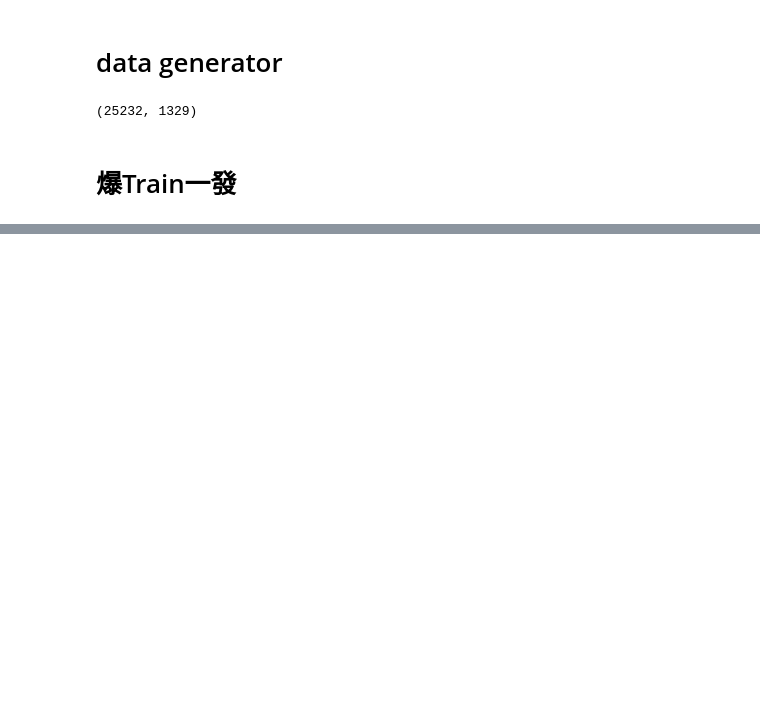
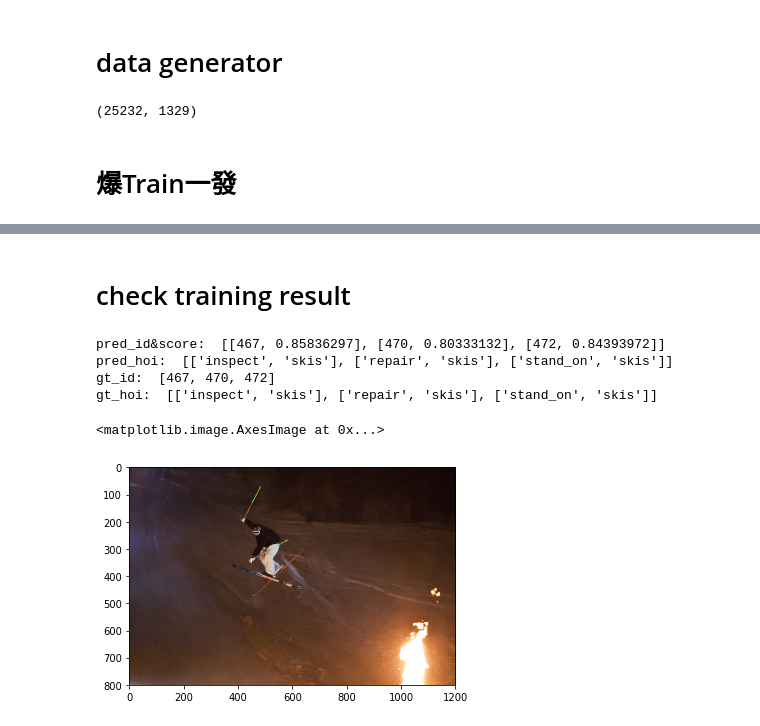
Before and after one commit to harryhowiefish/hoi_challenge, a Jupyter notebook: two_step/HO_RCNN_peep_positive.ipynb, the cells around one changed output, grey strips where cells are left out. Cells and saved outputs as stored; diff of their text form; code cells hidden in the pictures; blank space fills up the shorter version.

```diff
--- a/two_step/HO_RCNN_peep_positive.ipynb
+++ b/two_step/HO_RCNN_peep_positive.ipynb
@@ -375,7 +401,7 @@ def bb_intersection_over_union(boxA,boxB):
 # y_val = [action_list_val,human_gt_val,object_gt_val,obj_label_gt_val]
 def data_gen(x_train, y_label,batch_size=8):
     img_stack = np.array([]).reshape(0,800,1200,3)
-    action_array_stack = np.array([]).reshape(0,600)
+    action_array_stack = np.array([]).reshape(0,1,600)
     human_stack = np.array([]).reshape(0,1,4)
     object_stack = np.array([]).reshape(0,1,4)
     object_class_stack = np.array([]).reshape(0,1)
@@ -400,16 +426,21 @@ def data_gen(x_train, y_label,batch_size=8):
 
                 object_class = x_train[5][i][np.argmax((x_train[5][i]==y_label[3][i][0])*object_iou_list)]
                 object_class = np.expand_dims(object_class,axis=0)
+                object_class = np.expand_dims(object_class,axis=0)
 
-                img = cv2.imread(x_train[0][i])
+
+                img = cv2.imread(x_train[0][i])[:,:,::-1]
                 img = cv2.resize(img, (1200,800))
                 img = img/255
                 img = np.expand_dims(img,axis=0)
 
+                action_array = y_label[0][i]
+                action_array = np.expand_dims(action_array,axis=0)
+                action_array = np.expand_dims(action_array,axis=0)
 
 
                 img_stack = np.row_stack([img_stack,img])
-                action_array_stack = np.row_stack([action_array_stack,y_label[0][i]])
+                action_array_stack = np.row_stack([action_array_stack,action_array])
                 human_stack = np.row_stack([human_stack,ho_pair_h])
                 object_stack = np.row_stack([object_stack,ho_pair_o])
                 object_class_stack = np.row_stack([object_class_stack,object_class])
@@ -418,10 +449,9 @@ def data_gen(x_train, y_label,batch_size=8):
                     x_batch = [img_stack,human_stack,object_stack,object_class_stack]
                     y_batch = [action_array_stack,object_class_stack]
                     img_stack = np.array([]).reshape(0,800,1200,3)
-                    action_array_stack = np.array([]).reshape(0,600)
+                    action_array_stack = np.array([]).reshape(0,1,600)
                     human_stack = np.array([]).reshape(0,1,4)
                     object_stack = np.array([]).reshape(0,1,4)
                     object_class_stack = np.array([]).reshape(0,1)
-
                     yield x_batch, y_batch
 # %%
@@ -458,0 +496,29 @@ pred = model.predict_on_batch(a)
+# %% [markdown]
+# check training result
+# %%
+json_file = open('/home/jovyan/hico_model.json', 'r')
+model_json = json_file.read()
+json_file.close()
+model = keras.models.model_from_json(model_json)
+model.load_weights('/home/jovyan/hico_second_try.h5')
+# %%
+with open('../hoi_dict.json', 'r') as f:
+    hoi_dict = json.load(f)
+visualize_gen = data_gen(x_train,y_train,batch_size=1)
+# %%
+a,b= next(visualize_gen)
+pred = model.predict_on_batch(a)
+pred_id=[index for index, value in enumerate((pred[0][0][0]>0.4).tolist()) if value == 1]
+gt_id=[index for index, value in enumerate(b[0][0][0].tolist()) if value == 1]
+print('pred_id&score: ',[[item,pred[0][0][0][item]] for item in pred_id])
+print('pred_hoi: ',[hoi_dict[str(item)] for item in pred_id])
+print('gt_id: ',gt_id)
+print('gt_hoi: ',[hoi_dict[str(item)] for item in gt_id])
+plt.imshow(a[0][0])
+# %% [output]
+pred_id&score:  [[467, 0.85836297], [470, 0.80333132], [472, 0.84393972]]
+pred_hoi:  [['inspect', 'skis'], ['repair', 'skis'], ['stand_on', 'skis']]
+gt_id:  [467, 470, 472]
+gt_hoi:  [['inspect', 'skis'], ['repair', 'skis'], ['stand_on', 'skis']]
+<matplotlib.image.AxesImage at 0x...>
+[figure, added]
```
Also changed, not shown: parts of 22 cells of this notebook, 2 other files.
